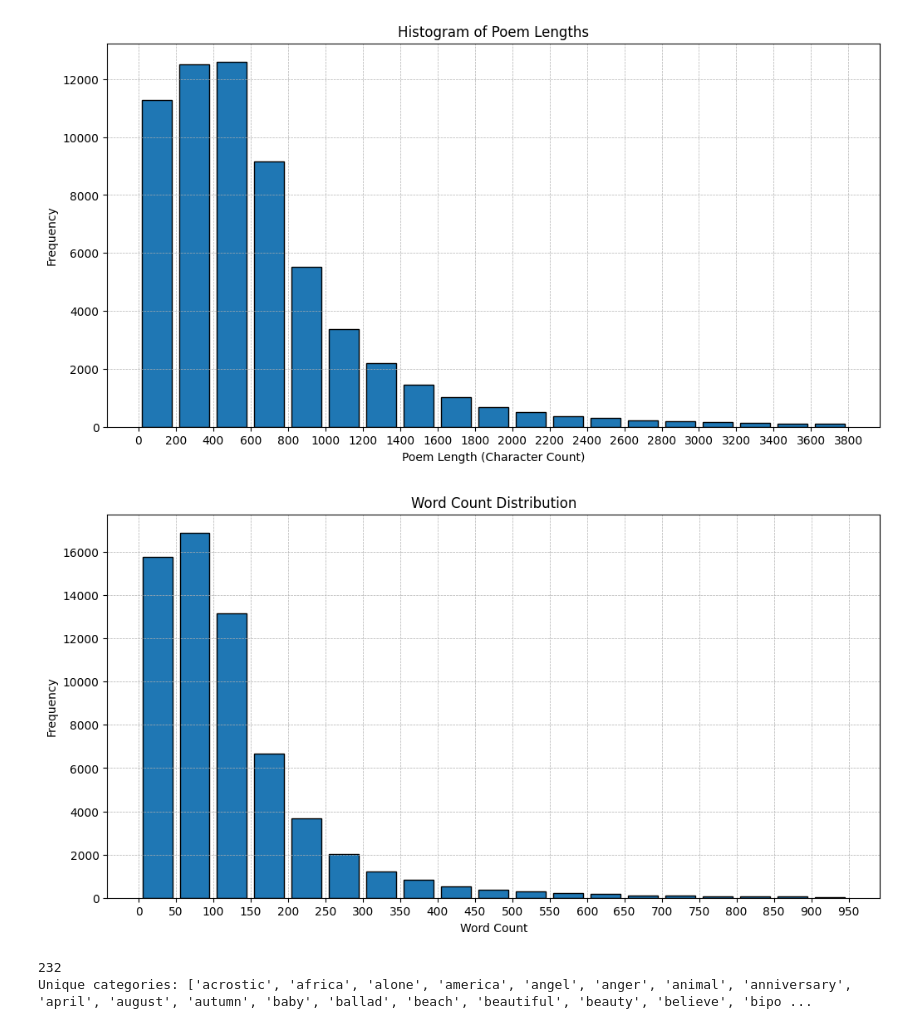
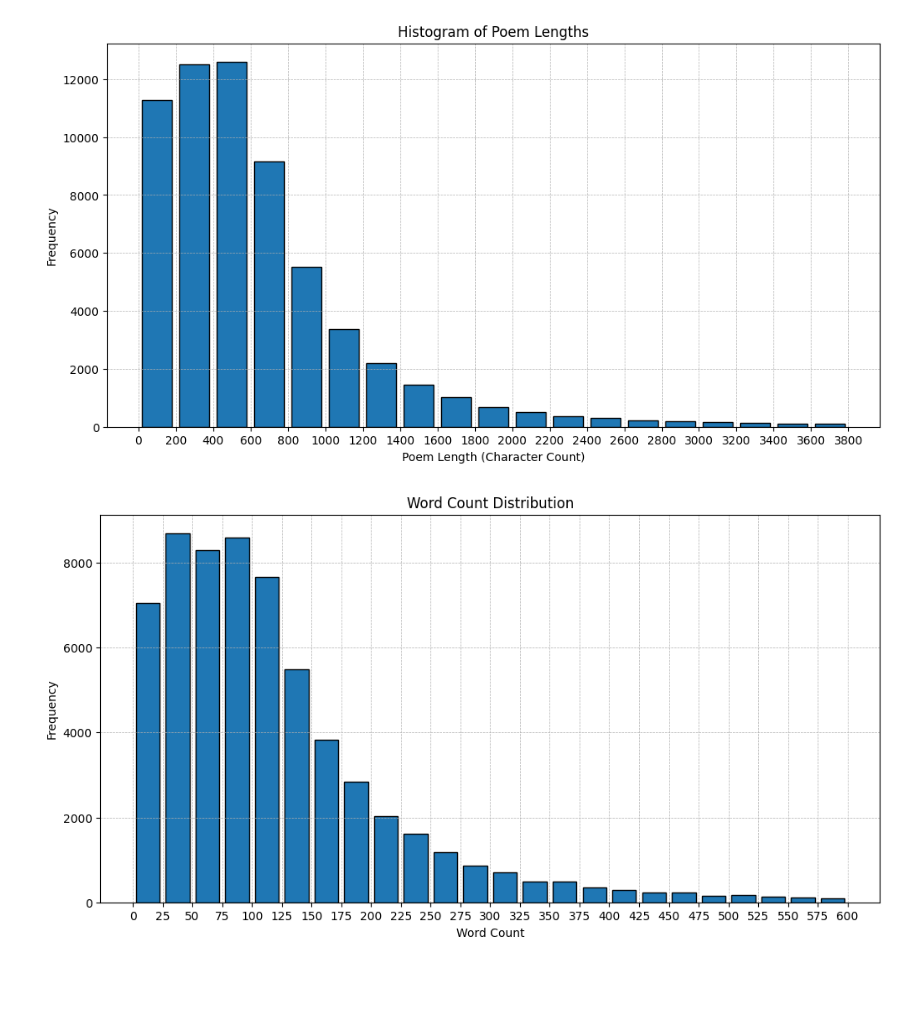
Before and after one commit to DhyeyShah794/poetry-analysis, a Jupyter notebook: poetry_sentiment_analyzer.ipynb, the cells around one changed output. Drawn from its saved outputs; the diff is of its cells as text; code cells hidden in the pictures; blank space fills up the shorter version.

```diff
--- a/poetry_sentiment_analyzer.ipynb
+++ b/poetry_sentiment_analyzer.ipynb
@@ -66,0 +83,7 @@ dtype: int64
+# %%
+# Convert category values from str to list
+data['categories'] = data['categories'].apply(literal_eval)
+
+# Transform the values to a comma-separated string
+# (eg. from "['haiku', 'acrostic', 'humor']" to "haiku,acrostic,humor")
+data['categories'] = data['categories'].apply(lambda x: ','.join(x))
@@ -85,16 +163,16 @@ def word_count(text):
   return len(words)
 # %%
 data['word_count'] = data['poem'].apply(word_count)
-intervals = [i * 50 for i in range (20)]
+intervals = [i * 25 for i in range (25)]
 
 plt.figure(figsize=(12, 6))
 plt.hist(data['word_count'], bins=intervals, edgecolor='black', rwidth=0.8)
 plt.grid(True, linestyle='--', linewidth=0.5)
 plt.xlabel('Word Count')
 plt.ylabel('Frequency')
 plt.title('Word Count Distribution')
 plt.xticks(intervals)
 
 plt.show()
 # %% [output]
-[figure, old version]
+[figure, new version]
@@ -109,7 +178,0 @@ for cat_list in data['categories']:
-# %%
-unique_cats = sorted(list(unique_cats))
-print(len(unique_cats))
-print(f"Unique categories: {unique_cats}")
-# %% [output]
-232
-Unique categories: ['acrostic', 'africa', 'alone', 'america', 'angel', 'anger', 'animal', 'anniversary', 'april', 'august', 'autumn', 'baby', 'ballad', 'beach', 'beautiful', 'beauty', 'believe', 'bipo ...
```
Also changed, not shown: parts of 43 cells of this notebook.
